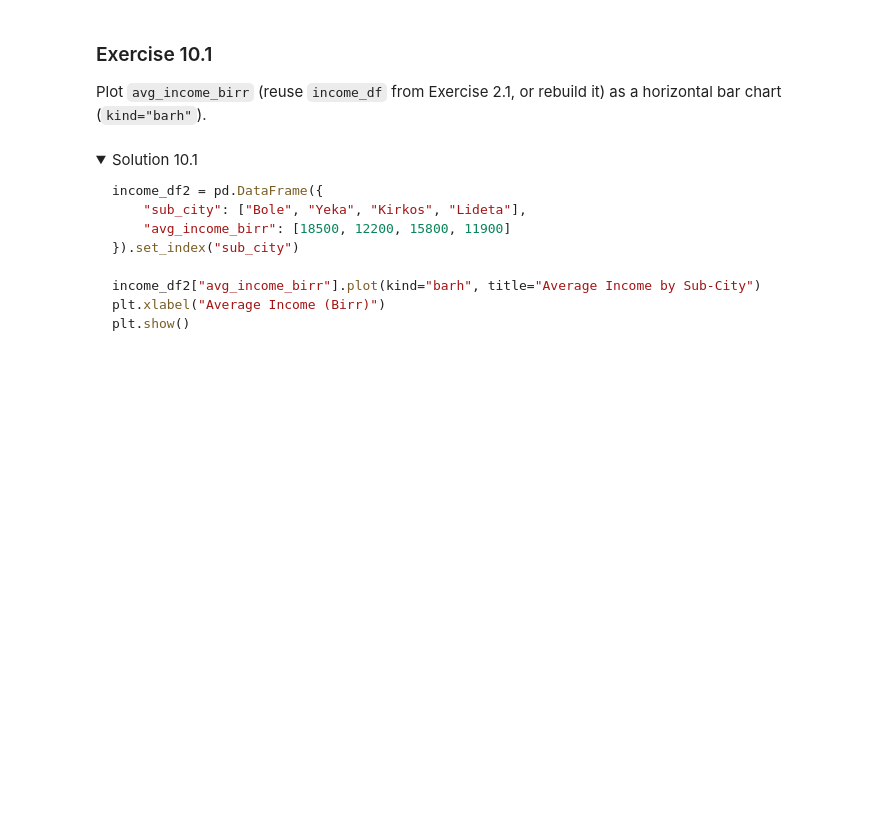
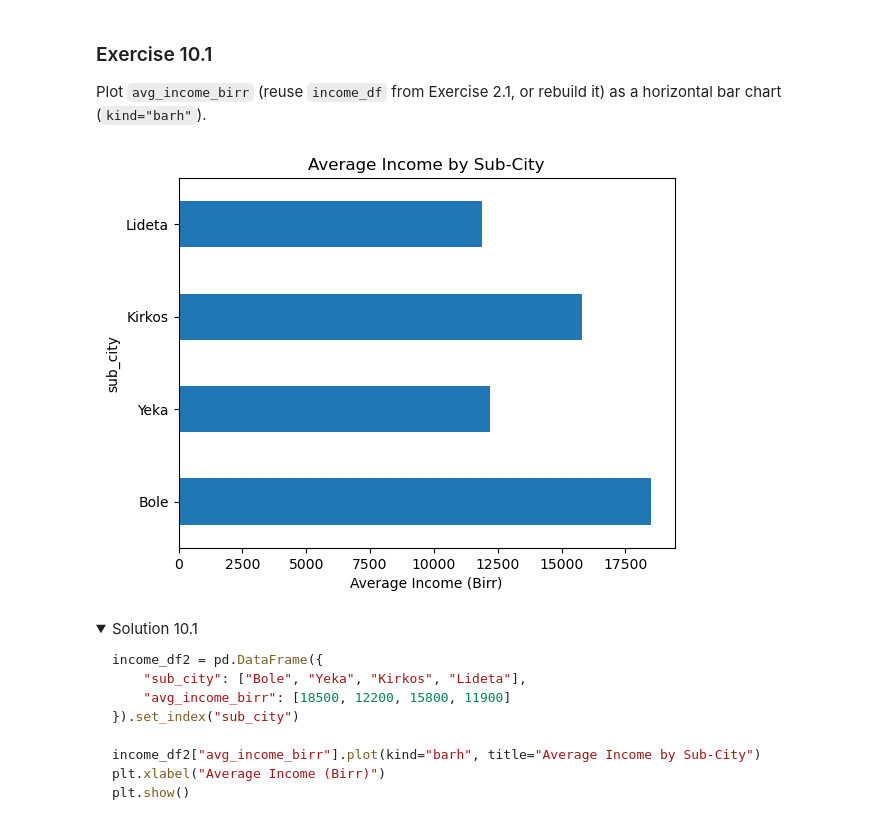
Before and after one commit to eyobazeze/urban-analytics-projects, a Jupyter notebook: notebooks/phase2_pandas_from_zero.ipynb, the cells around one changed output. Saved outputs shown, nothing was run; the diff lists cells and outputs as text; code cells hidden in the pictures; folded sections open; blank space fills up the shorter version.

```diff
--- a/notebooks/phase2_pandas_from_zero.ipynb
+++ b/notebooks/phase2_pandas_from_zero.ipynb
@@ -421,6 +666,16 @@ plt.show()
 Plot `avg_income_birr` (reuse `income_df` from Exercise 2.1, or rebuild it) as a horizontal bar chart (`kind="barh"`).
 # %%
 # Your code here
+income_df2 = pd.DataFrame({
+    "sub_city": ["Bole", "Yeka", "Kirkos", "Lideta"],
+    "avg_income_birr": [18500, 12200, 15800, 11900]
+}).set_index("sub_city")
+
+income_df2["avg_income_birr"].plot(kind="barh", title="Average Income by Sub-City")
+plt.xlabel("Average Income (Birr)")
+plt.show()
+# %% [output]
+[figure, added]
 # %% [markdown]
 <details>
 <summary>Solution 10.1</summary>
```
Also changed, not shown: parts of 21 cells of this notebook, 2 other files.
